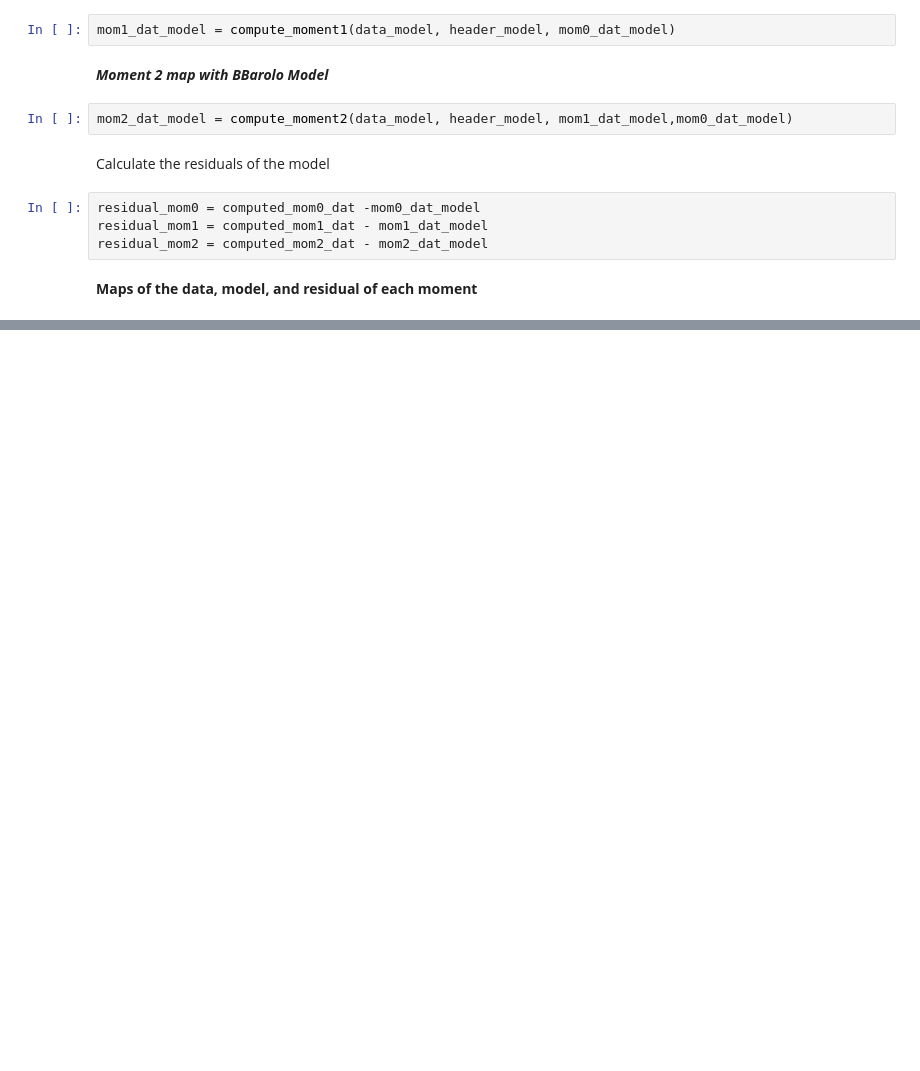
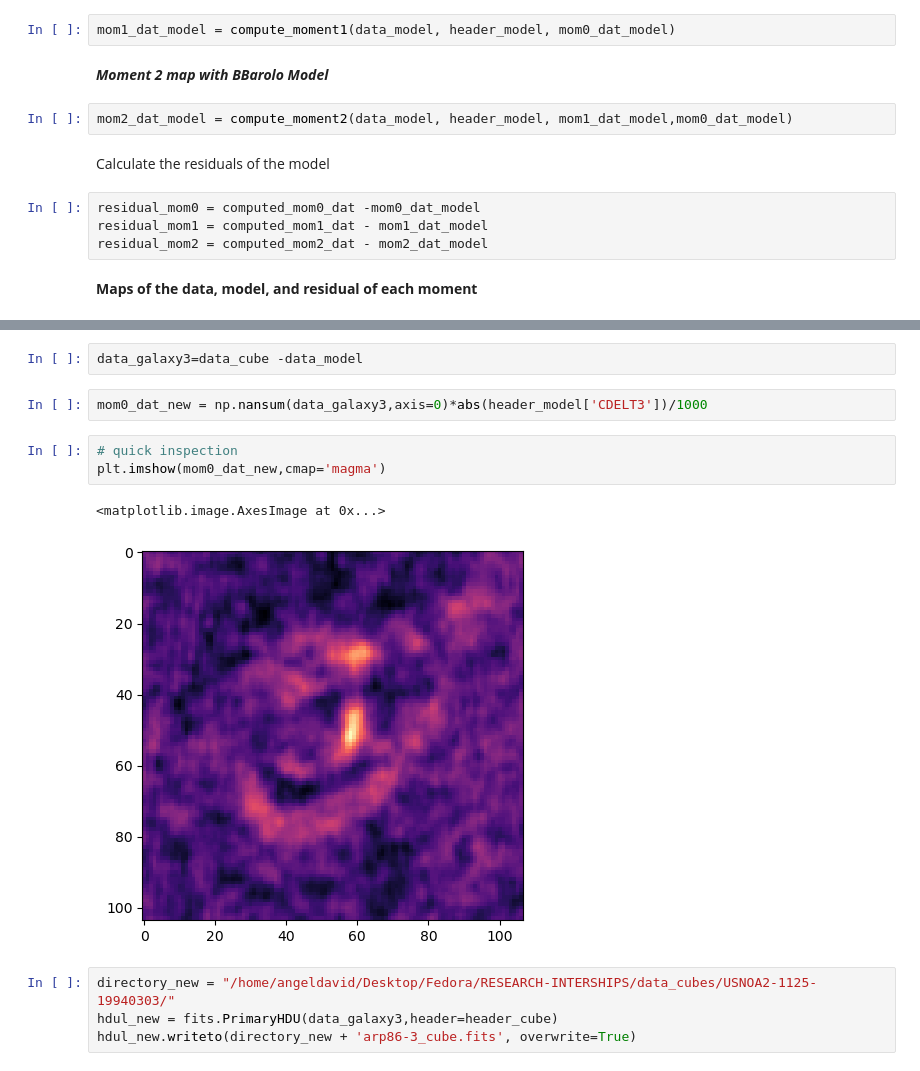
Before and after one commit to AnyelTars/Arp86-Galaxy-System, a Jupyter notebook: NGC7752/moment_maps-ngc7752.ipynb, the cells around one changed output, grey strips where cells are left out. Saved outputs shown, nothing was run; the diff lists cells and outputs as text; blank space fills up the shorter version.

```diff
--- a/NGC7752/moment_maps-ngc7752.ipynb
+++ b/NGC7752/moment_maps-ngc7752.ipynb
@@ -349,0 +352,14 @@ for ax in axs:
+# %%
+data_galaxy3=data_cube -data_model
+# %%
+mom0_dat_new = np.nansum(data_galaxy3,axis=0)*abs(header_model['CDELT3'])/1000
+# %%
+# quick inspection
+plt.imshow(mom0_dat_new,cmap='magma')
+# %% [output]
+<matplotlib.image.AxesImage at 0x...>
+[figure, added]
+# %%
+directory_new = "/home/angeldavid/Desktop/Fedora/RESEARCH-INTERSHIPS/data_cubes/USNOA2-1125-19940303/"
+hdul_new = fits.PrimaryHDU(data_galaxy3,header=header_cube)
+hdul_new.writeto(directory_new + 'arp86-3_cube.fits', overwrite=True)
```
Also changed, not shown: parts of 7 cells of this notebook.
